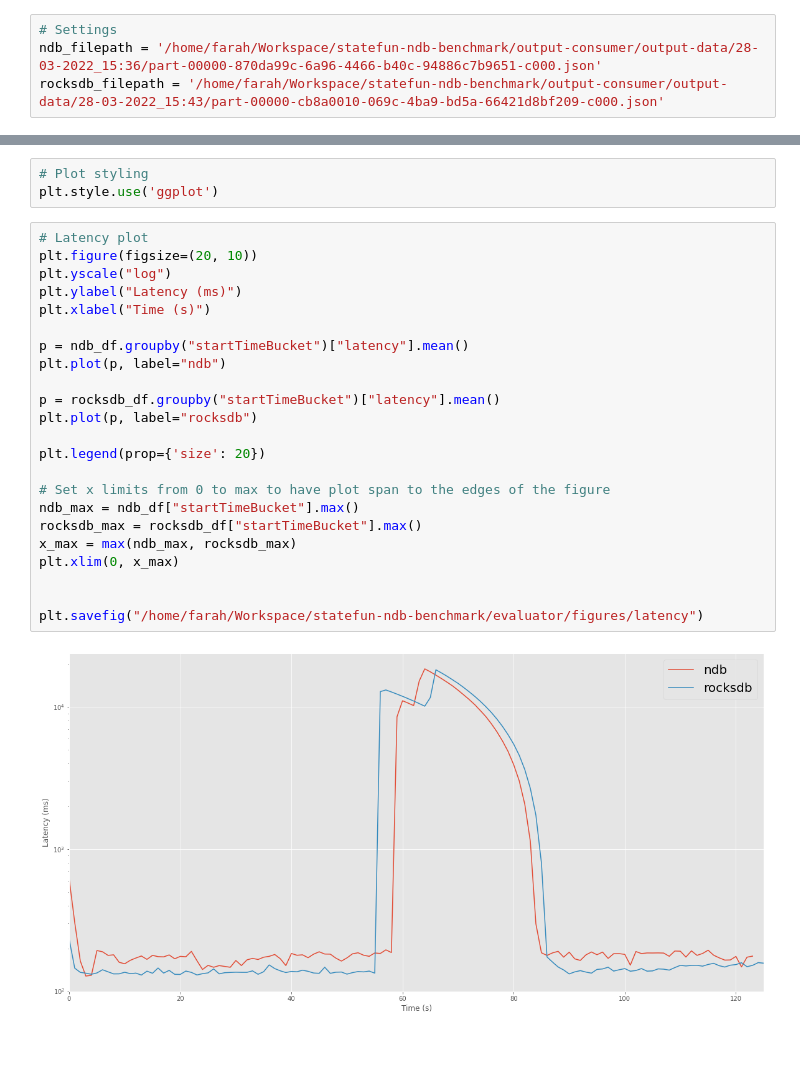
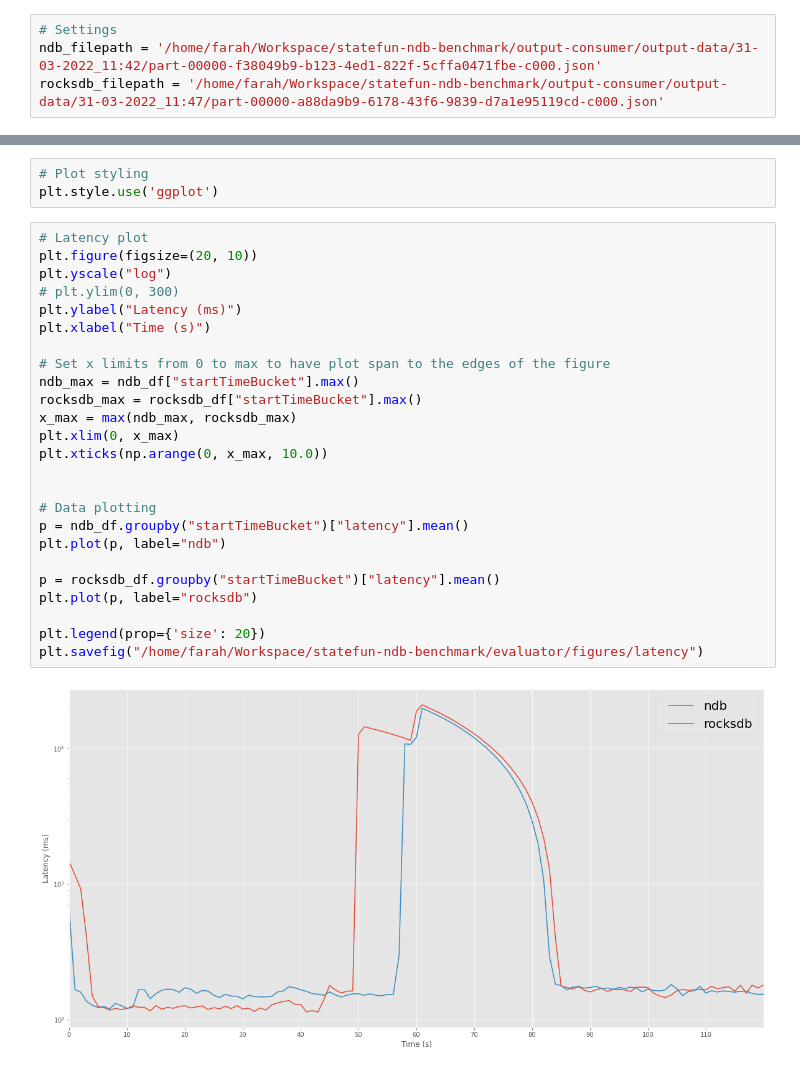
Before and after one commit to ChristopherGustafson/statefun-ndb-benchmark, a Jupyter notebook: evaluator/evaluator.ipynb, the cells around one changed output, grey strips where cells are left out. Cells and saved outputs as stored; diff of their text form.

Commit message:
Fixed throughput and latency plots

```diff
--- a/evaluator/evaluator.ipynb
+++ b/evaluator/evaluator.ipynb
@@ -7,8 +7,8 @@ import pandas as pd
 import matplotlib.pyplot as plt
 # %%
 # Settings
-ndb_filepath = '/home/farah/Workspace/statefun-ndb-benchmark/output-consumer/output-data/28-03-2022_15:36/part-00000-870da99c-6a96-4466-b40c-94886c7b9651-c000.json'
-rocksdb_filepath = '/home/farah/Workspace/statefun-ndb-benchmark/output-consumer/output-data/28-03-2022_15:43/part-00000-cb8a0010-069c-4ba9-bd5a-66421d8bf209-c000.json'
+ndb_filepath = '/home/farah/Workspace/statefun-ndb-benchmark/output-consumer/output-data/31-03-2022_11:42/part-00000-f38049b9-b123-4ed1-822f-5cffa0471fbe-c000.json'
+rocksdb_filepath = '/home/farah/Workspace/statefun-ndb-benchmark/output-consumer/output-data/31-03-2022_11:47/part-00000-a88da9b9-6178-43f6-9839-d7a1e95119cd-c000.json'
 # %%
 # Preprocessing
 ndb_df = pd.read_json(ndb_filepath, lines=True)
@@ -33,28 +33,30 @@ plt.style.use('ggplot')
 # %%
 # Latency plot
 plt.figure(figsize=(20, 10))
 plt.yscale("log")
+# plt.ylim(0, 300)
 plt.ylabel("Latency (ms)")
 plt.xlabel("Time (s)")
 
+# Set x limits from 0 to max to have plot span to the edges of the figure
+ndb_max = ndb_df["startTimeBucket"].max()
+rocksdb_max = rocksdb_df["startTimeBucket"].max()
+x_max = max(ndb_max, rocksdb_max)
+plt.xlim(0, x_max)
+plt.xticks(np.arange(0, x_max, 10.0))
+
+
+# Data plotting
 p = ndb_df.groupby("startTimeBucket")["latency"].mean()
 plt.plot(p, label="ndb")
 
 p = rocksdb_df.groupby("startTimeBucket")["latency"].mean()
 plt.plot(p, label="rocksdb")
 
 plt.legend(prop={'size': 20})
-
-# Set x limits from 0 to max to have plot span to the edges of the figure
-ndb_max = ndb_df["startTimeBucket"].max()
-rocksdb_max = rocksdb_df["startTimeBucket"].max()
-x_max = max(ndb_max, rocksdb_max)
-plt.xlim(0, x_max)
-
-
 plt.savefig("/home/farah/Workspace/statefun-ndb-benchmark/evaluator/figures/latency")
 # %% [output]
-[figure, old version]
+[figure, new version]
 # %%
 # Throughput plot
 plt.figure(figsize=(20, 10))
```
Also changed, not shown: parts of 1 cell of this notebook.
